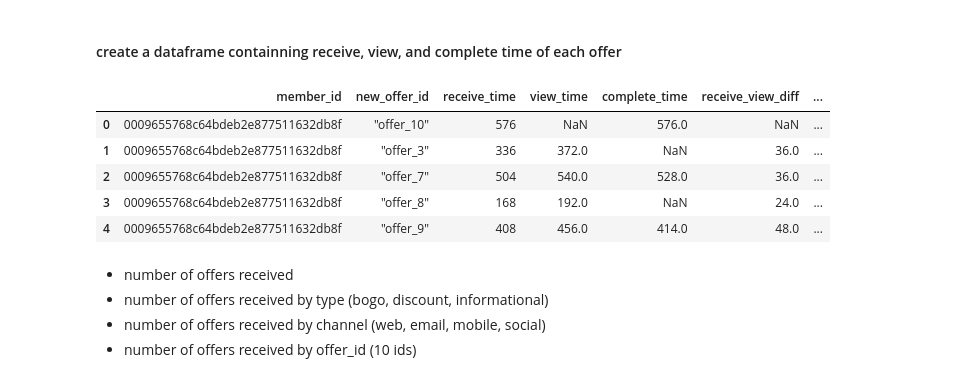
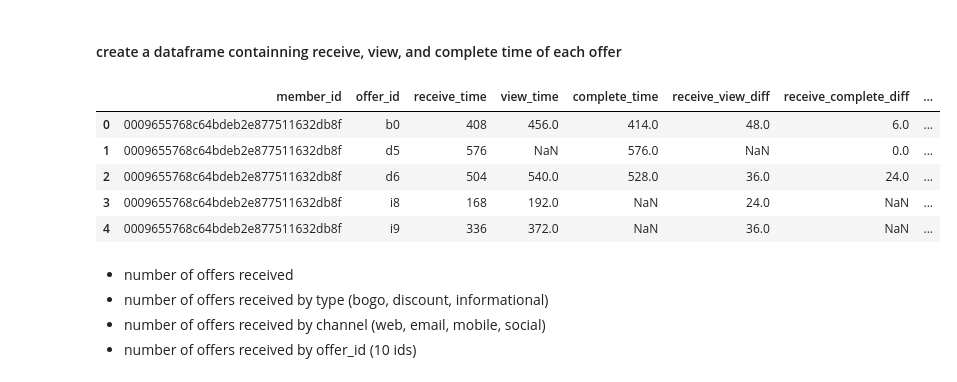
Before and after one commit to anqi-guo/udacity-MLND, a Jupyter notebook: project3_customer_segmentation/Starbucks_Capstone_notebook.ipynb, the cells around one changed output. Drawn from its saved outputs; the diff is of its cells as text; code cells hidden in the pictures.

```diff
--- a/project3_customer_segmentation/Starbucks_Capstone_notebook.ipynb
+++ b/project3_customer_segmentation/Starbucks_Capstone_notebook.ipynb
@@ -71,13 +65,8 @@ this reward program provides 3 different offer types, bogo, discount, and inform
 # %%
-# rename id as offer_id
-portfolio.rename(columns={'id':'offer_id'}, inplace=True)
-
 # simplify offer_id
-new_offer_ids = ['"offer_%s"'%str(s) for s in np.arange(1,11,1)]
-portfolio['new_offer_id'] = new_offer_ids
-
-offer_id_dict = dict(zip(portfolio.offer_id,portfolio.new_offer_id))
-del portfolio['offer_id']
+portfolio['offer_id'] = portfolio['offer_type'].str.get(0)+portfolio.index.astype(str)
+offer_id_dict = dict(zip(portfolio.id,portfolio.offer_id))
+del portfolio['id']
 
 # split channels column
 portfolio_explode = portfolio.explode('channels')
@@ -87,6 +76,7 @@ portfolio = portfolio.join(grouped_channels, how='left').drop('channels', axis=1
 
 # change measurement of duration from day to hour
 portfolio['duration_h'] = portfolio['duration'] * 24
+del portfolio['duration']
 
 portfolio
 # %% [output]
@@ -374,6 +325,10 @@ so offer id are recorded when offer is received, and offer_id is recorded when o
 # keep offer_id column and fillna with values of offer id column and delete offer id column
 transcript['offer_id'].fillna(transcript['offer id'], inplace=True)
 del transcript['offer id']
+
+# change offer_id to new_offer_id
+transcript['offer_id'] = transcript['offer_id'].map(offer_id_dict)
+
 transcript.head()
 # %% [output]
 |  | member_id | event | time | amount | offer_id | reward |
@@ -407,4 +359,0 @@ the records on this file lasts about 24 days
-# %%
-transcript['new_offer_id'] = transcript['offer_id'].map(offer_id_dict)
-
-del transcript['offer_id']
@@ -446,21 +391,15 @@ time_list = ['receive','view','complete']
 # create 3 dataframes containing time of "offer received", "offer viewed", and "offer completed", and rename them as
 # "receive_time", "view_time", and "complete_time"
 for t in time_list:
-    time_dict[t] = transcript[transcript['event'].str.contains(t)][['member_id','new_offer_id','time']]\
-                    .rename(columns={'time':'%s_time'%t}).set_index(['member_id','new_offer_id'])
+    time_dict[t] = transcript[transcript['event'].str.contains(t)][['member_id','offer_id','time']]\
+                    .rename(columns={'time':'%s_time'%t}).set_index(['member_id','offer_id'])
 
 # combine the 3 dataframes with three new columns created above, so that each offer of each customer has receive time,
 # view time, and complete time on the same row. Since the 3 dataframes are outer combined on member_id and offer_id,
 # if the offer was received, or viewed, or completed more than one time, then all possible combinations will be
 # created, so I have to find the correct match and delete the rest
-time_df = reduce(lambda x,y: pd.merge(x,y, on=['member_id','new_offer_id'], how='outer'),
+time_df = reduce(lambda x,y: pd.merge(x,y, on=['member_id','offer_id'], how='outer'),
                  list(time_dict.values())).reset_index()
-
-# add a column of duration of each offer, to check if the offer was viewed or completed within valid duration, if not,
-# then it means that the combination of times is incorrect so the row should be deleted, or the value of time should
-# be deleted and switched to NaN
-duration_dict = dict(zip(portfolio.new_offer_id,portfolio.duration_h))
-time_df['duration_h'] = time_df['new_offer_id'].map(duration_dict)
 
 # create a list to calculate the time difference between receiving&viewing, receivign&completing, and
 # viewing&completing of each offer
@@ -482,47 +421,47 @@ for t in time_list2:
         time_df['receive_%s_diff'%t[1]] = np.where(time_df['%s_time'%t[1]].isnull(), np.nan, time_df['receive_%s_diff'%t[1]])
 
 # sort values so the smallest difference or non-NaN values will be on top
-time_df.sort_values(by=['member_id','new_offer_id','receive_time','view_time','complete_time'], inplace=True)
+time_df.sort_values(by=['member_id','offer_id','receive_time','view_time','complete_time'], inplace=True)
 # if duplicated values exist, then drop larger differences or NaN values
-time_df.drop_duplicates(subset=['member_id','new_offer_id','receive_time'], keep='first', inplace=True)
+time_df.drop_duplicates(subset=['member_id','offer_id','receive_time'], keep='first', inplace=True)
 
 # till now the receive time column is clean, but view and complete column still contain duplicated values. We cannot
 # simply drop all duplicated values, because it is possible that more than one offer can be viewed or completed within
 # one hour, and there are records with same member_id, offer_id, and view of complete time, which means that the
 # customer received two offers of same offer_id in different times, but completed both of them in one hour or even in
 # one trasaction
 for i in ['view','complete']:
     # count how many of offers by type each members viewed or completed in the original dataframe, and get the time
     # for example, customer A completed offer 1 in time 10 twice, and customer B completed offer 2 in time 5 3 times
     view_df = transcript[transcript['event'].str.contains(i)]
-    view_cnt_real = view_df.groupby(['member_id','new_offer_id','time']).size()\
+    view_cnt_real = view_df.groupby(['member_id','offer_id','time']).size()\
                     .to_frame(name='real_%s'%i)\
                     .reset_index()\
                     .rename(columns={'time':'%s_time'%i})
 
     # merge the count dataframe into time_df, so we know how many duplicates are allowed for each offer of each
     # customer at each view time or complete time
-    time_df = time_df.merge(view_cnt_real, on=['member_id','new_offer_id','%s_time'%i], how='left')
+    time_df = time_df.merge(view_cnt_real, on=['member_id','offer_id','%s_time'%i], how='left')
     # create a rank column, ranking how many duplicates are there for each offer of each customer at each time, and
     # order by time difference between view/complete and receive. So if maximum of 2 duplicates is allowed, then keep
     # the 2 with shortest time difference, and change the view time or complete time of the rest to NaN
-    time_df['%s_rank'%i] = time_df.groupby(['member_id','new_offer_id','%s_time'%i])['receive_%s_diff'%i].rank()
+    time_df['%s_rank'%i] = time_df.groupby(['member_id','offer_id','%s_time'%i])['receive_%s_diff'%i].rank()
     time_df['%s_time'%i] = np.where(time_df['%s_rank'%i]<=time_df['real_%s'%i], time_df['%s_time'%i], np.nan)
 
-time_group = time_df.loc[:,['member_id','new_offer_id','receive_time','view_time','complete_time'
+time_group = time_df.loc[:,['member_id','offer_id','receive_time','view_time','complete_time'
                            ,'receive_view_diff','receive_complete_diff','view_complete_diff'
                             ]]
 
-time_group = time_group.merge(portfolio, on='new_offer_id', how='left')
+time_group = time_group.merge(portfolio, on='offer_id', how='left')
 
 time_group.head()
 # %% [output]
-|  | member_id | new_offer_id | receive_time | view_time | complete_time | receive_view_diff | ... |
-| 0 | 0009655768c64bdeb2e877511632db8f | "offer_10" | 576 | NaN | 576.0 | NaN | ... |
-| 1 | 0009655768c64bdeb2e877511632db8f | "offer_3" | 336 | 372.0 | NaN | 36.0 | ... |
-| 2 | 0009655768c64bdeb2e877511632db8f | "offer_7" | 504 | 540.0 | 528.0 | 36.0 | ... |
-| 3 | 0009655768c64bdeb2e877511632db8f | "offer_8" | 168 | 192.0 | NaN | 24.0 | ... |
-| 4 | 0009655768c64bdeb2e877511632db8f | "offer_9" | 408 | 456.0 | 414.0 | 48.0 | ... |
+|  | member_id | offer_id | receive_time | view_time | complete_time | receive_view_diff | receive_complete_diff | ... |
+| 0 | 0009655768c64bdeb2e877511632db8f | b0 | 408 | 456.0 | 414.0 | 48.0 | 6.0 | ... |
+| 1 | 0009655768c64bdeb2e877511632db8f | d5 | 576 | NaN | 576.0 | NaN | 0.0 | ... |
+| 2 | 0009655768c64bdeb2e877511632db8f | d6 | 504 | 540.0 | 528.0 | 36.0 | 24.0 | ... |
+| 3 | 0009655768c64bdeb2e877511632db8f | i8 | 168 | 192.0 | NaN | 24.0 | NaN | ... |
+| 4 | 0009655768c64bdeb2e877511632db8f | i9 | 336 | 372.0 | NaN | 36.0 | NaN | ... |
 # %%
 def add_cols(cnt, full_cols):
     cols_to_add = list(set(full_cols) - set(cnt.columns))
```
Also changed, not shown: parts of 185 cells of this notebook, 25 other files.
